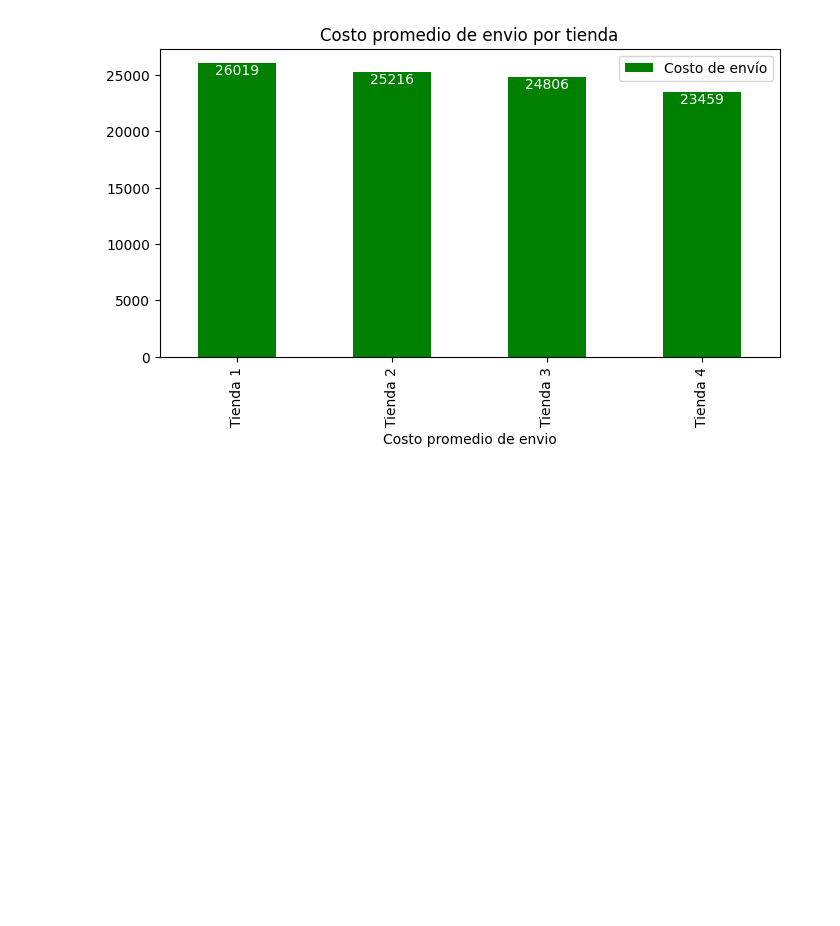
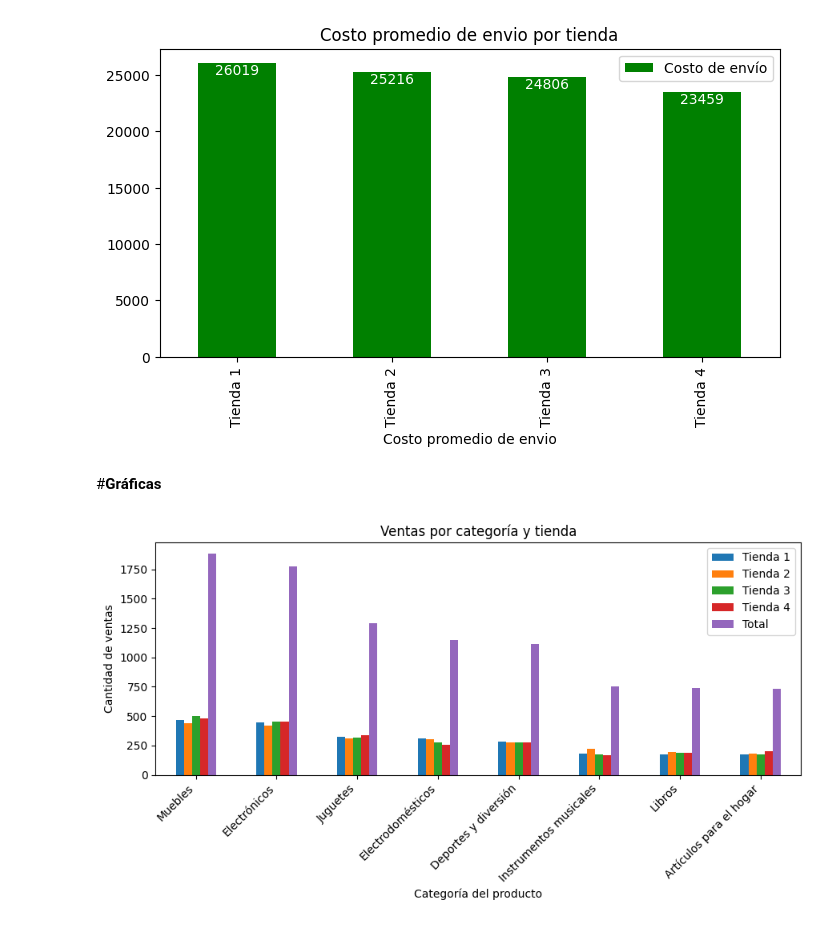
Before and after one commit to MCCoronel12/Challege_Alura, a Jupyter notebook: AluraStoreLatam.ipynb, the cells around one changed output. Cells and saved outputs as stored; diff of their text form; code cells hidden in the pictures; blank space fills up the shorter version.

```diff
--- a/AluraStoreLatam.ipynb
+++ b/AluraStoreLatam.ipynb
@@ -419,3 +419,15 @@ px.bar_label(px.containers[0], padding=-10, color = "white")
 plt.show()
 # %% [output]
 [figure]
+# %% [markdown]
+#**Gráficas**
+# %%
+ax1 = df_ventas_categorias.plot(kind="bar", figsize=(9,5))
+ax1.set_xlabel("Categoría del producto")
+ax1.set_ylabel("Cantidad de ventas")
+ax1.set_title("Ventas por categoría y tienda")
+plt.xticks(rotation=45, ha="right")
+plt.tight_layout()
+plt.show()
+# %% [output]
+[figure, added]
```
Also changed, not shown: parts of 6 cells of this notebook.
